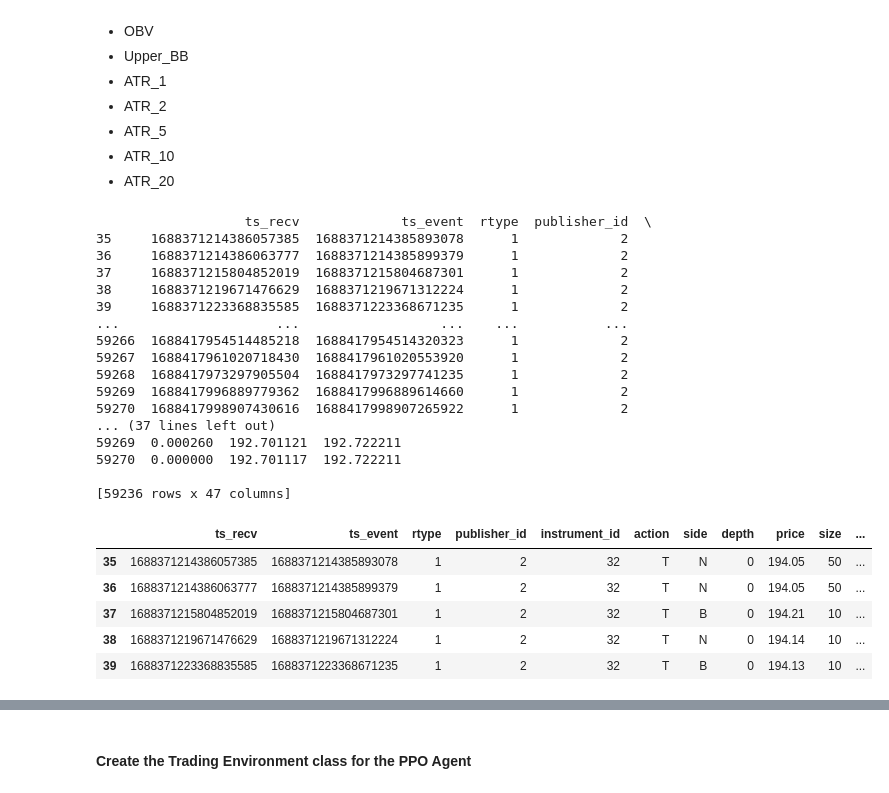
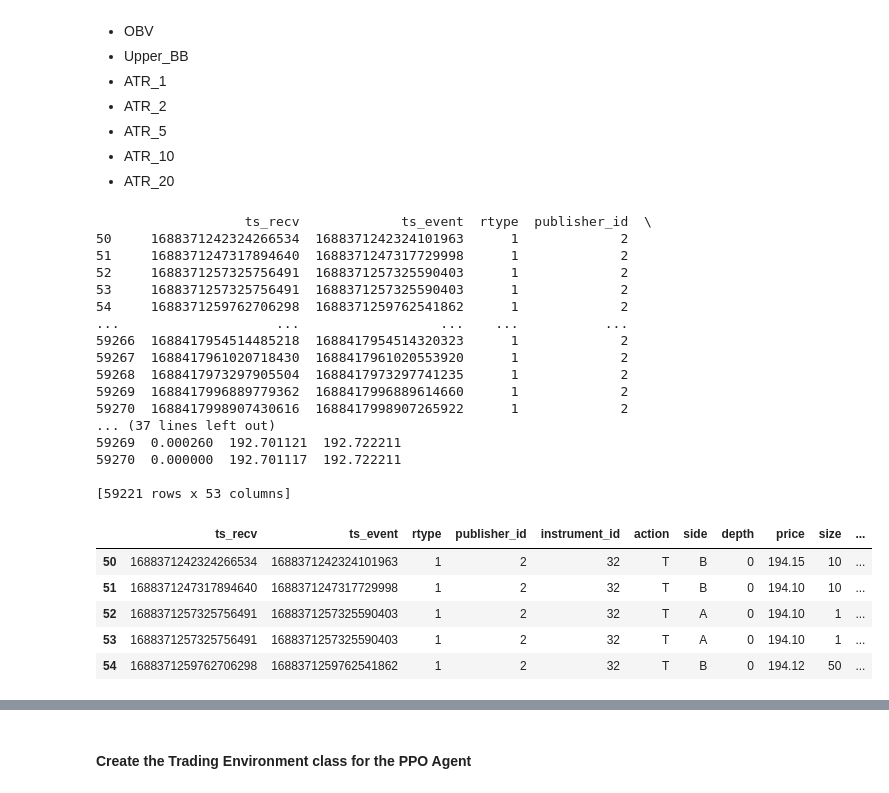
Before and after one commit to haoguoyao/blockhouse_trail, a Jupyter notebook: RL-PPO-v2_Guoyao.ipynb, the cells around one changed output, grey strips where cells are left out. Cells and saved outputs as stored; diff of their text form; code cells hidden in the pictures.

```diff
--- a/RL-PPO-v2_Guoyao.ipynb
+++ b/RL-PPO-v2_Guoyao.ipynb
@@ -47,6 +47,13 @@ class TechnicalIndicators:
         self.data['+DI'] = ta.PLUS_DI(self.data['High'], self.data['Low'], self.data['Close'], timeperiod=14)
         self.data['-DI'] = ta.MINUS_DI(self.data['High'], self.data['Low'], self.data['Close'], timeperiod=14)
         self.data['CCI'] = ta.CCI(self.data['High'], self.data['Low'], self.data['Close'], timeperiod=5)
+    def add_moving_averages(self):
+        self.data['SMA_10'] = ta.SMA(self.data['Close'], timeperiod=10)
+        self.data['SMA_50'] = ta.SMA(self.data['Close'], timeperiod=50)
+        self.data['EMA_10'] = ta.EMA(self.data['Close'], timeperiod=10)
+        self.data['EMA_50'] = ta.EMA(self.data['Close'], timeperiod=50)
+        self.data['WMA_10'] = ta.WMA(self.data['Close'], timeperiod=10)
+        self.data['WMA_50'] = ta.WMA(self.data['Close'], timeperiod=50)
 
     def add_other_indicators(self):
         self.data['DLR'] = np.log(self.data['Close'] / self.data['Close'].shift(1))
@@ -57,12 +64,17 @@ class TechnicalIndicators:
         self.add_momentum_indicators()
         self.add_volume_indicators()
         self.add_volatility_indicators()
+        self.add_moving_averages()
         self.add_trend_indicators()
         self.add_other_indicators()
         return self.data
 # %%
 # data = pd.read_csv('/Users/hao/Downloads/Blockhouse-Work-Trial-main/xnas-itch-20230703.tbbo.csv')
 data = pd.read_csv('./xnas-itch-20230703.tbbo.csv')
+
+reverse_data = False
+if reverse_data:
+    data = data.iloc[::-1].reset_index(drop=True)
 # Preprocessing to create necessary columns
 data['price']=data['price']/1e9
 data['bid_px_00']=data['bid_px_00']/1e9
@@ -78,16 +90,16 @@ data['Open'] = data['Close'].shift(1).fillna(data['Close'])
 ti = TechnicalIndicators(data)
 df_with_indicators = ti.add_all_indicators()
 
-market_features_df = df_with_indicators[35:]
+market_features_df = df_with_indicators[50:]
 
 print(market_features_df)
 # %% [output]
                    ts_recv             ts_event  rtype  publisher_id  \
-35     1688371214386057385  1688371214385893078      1             2
-36     1688371214386063777  1688371214385899379      1             2
-37     1688371215804852019  1688371215804687301      1             2
-38     1688371219671476629  1688371219671312224      1             2
-39     1688371223368835585  1688371223368671235      1             2
+50     1688371242324266534  1688371242324101963      1             2
+51     1688371247317894640  1688371247317729998      1             2
+52     1688371257325756491  1688371257325590403      1             2
+53     1688371257325756491  1688371257325590403      1             2
+54     1688371259762706298  1688371259762541862      1             2
 ...                    ...                  ...    ...           ...
 59266  1688417954514485218  1688417954514320323      1             2
 59267  1688417961020718430  1688417961020553920      1             2
@@ -98,34 +110,33 @@ print(market_features_df)
 59269  0.000260  192.701121  192.722211
 59270  0.000000  192.701117  192.722211
 
-[59236 rows x 47 columns]
+[59221 rows x 53 columns]
 # %%
 from sklearn.preprocessing import MinMaxScaler
 scaler = MinMaxScaler()
 numeric_columns = market_features_df.select_dtypes(include=['float64', 'int64']).columns
 
 # normalize numeric data, save to a new dataframe
 normalized_data = scaler.fit_transform(market_features_df[numeric_columns])
 normalized_df = pd.DataFrame(normalized_data, columns=numeric_columns, index=market_features_df.index)
 suffix = '_normalized'
 normalized_df = normalized_df.add_suffix(suffix)
 
 # concatenate new df with the old one
 combined_df = pd.concat([market_features_df, normalized_df], axis=1)
 
 pd.set_option('display.max_columns', None)
 
 
-reversed_df = combined_df.iloc[::-1]
-reversed_df.index = combined_df.index
+
 combined_df.head()
 # %% [output]
 |  | ts_recv | ts_event | rtype | publisher_id | instrument_id | action | side | depth | price | size | ... |
-| 35 | 1688371214386057385 | 1688371214385893078 | 1 | 2 | 32 | T | N | 0 | 194.05 | 50 | ... |
-| 36 | 1688371214386063777 | 1688371214385899379 | 1 | 2 | 32 | T | N | 0 | 194.05 | 50 | ... |
-| 37 | 1688371215804852019 | 1688371215804687301 | 1 | 2 | 32 | T | B | 0 | 194.21 | 10 | ... |
-| 38 | 1688371219671476629 | 1688371219671312224 | 1 | 2 | 32 | T | N | 0 | 194.14 | 10 | ... |
-| 39 | 1688371223368835585 | 1688371223368671235 | 1 | 2 | 32 | T | B | 0 | 194.13 | 10 | ... |
+| 50 | 1688371242324266534 | 1688371242324101963 | 1 | 2 | 32 | T | B | 0 | 194.15 | 10 | ... |
+| 51 | 1688371247317894640 | 1688371247317729998 | 1 | 2 | 32 | T | B | 0 | 194.10 | 10 | ... |
+| 52 | 1688371257325756491 | 1688371257325590403 | 1 | 2 | 32 | T | A | 0 | 194.10 | 1 | ... |
+| 53 | 1688371257325756491 | 1688371257325590403 | 1 | 2 | 32 | T | A | 0 | 194.10 | 1 | ... |
+| 54 | 1688371259762706298 | 1688371259762541862 | 1 | 2 | 32 | T | B | 0 | 194.12 | 50 | ... |
 # %%
 combined_df.info()
 # %% [output]
```
Also changed, not shown: parts of 6 cells of this notebook, 4 other files.
